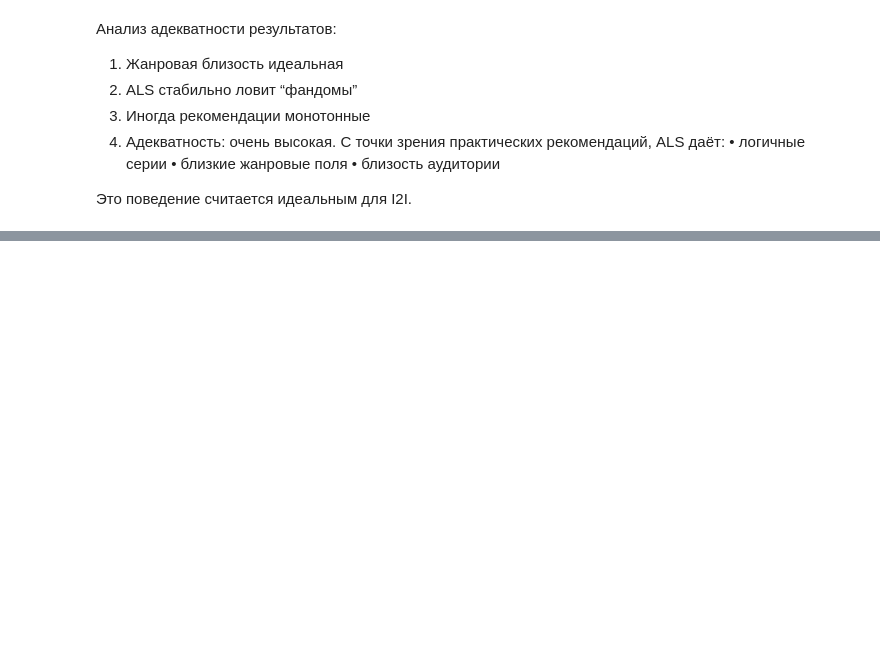
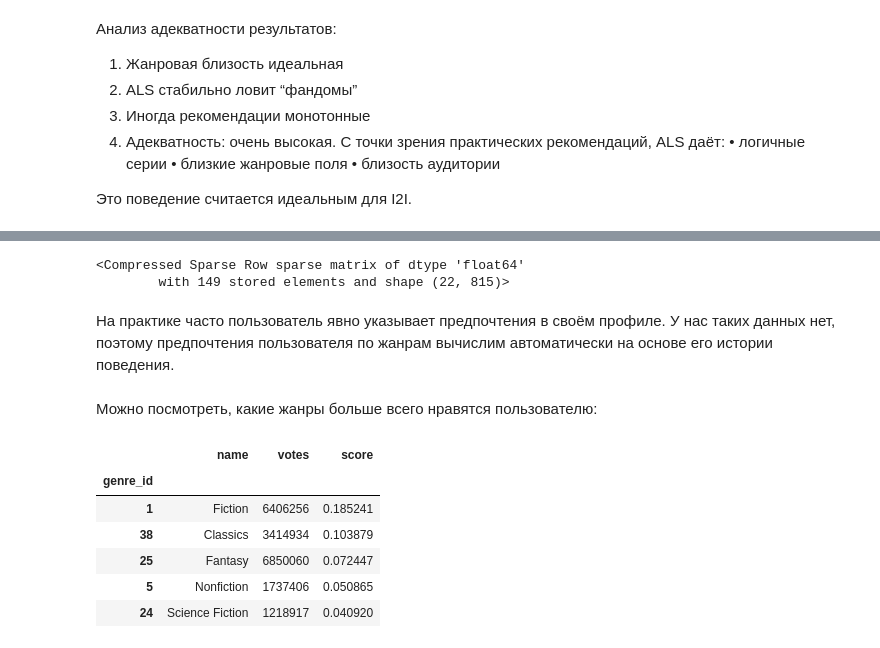
Before and after one commit to alina-tad/mle-recsys-start, a Jupyter notebook: preprocessing.ipynb, the cells around one changed output, grey strips where cells are left out. Cells and saved outputs as stored; diff of their text form; code cells hidden in the pictures; blank space fills up the shorter version.

```diff
--- a/preprocessing.ipynb
+++ b/preprocessing.ipynb
@@ -1140,0 +1249,40 @@ for item in test_items:
+# %%
+user_id = 1000010
+user_events = events_train.query("user_id == @user_id")[["item_id", "rating"]]
+user_items = items[items["item_id"].isin(user_events["item_id"])]
+
+user_items_genres_csr = get_item2genre_matrix(genres, user_items)
+user_items_genres_csr
+# %% [output]
+<Compressed Sparse Row sparse matrix of dtype 'float64'
+        with 149 stored elements and shape (22, 815)>
+# %% [markdown]
+На практике часто пользователь явно указывает предпочтения в своём профиле. У нас таких данных нет, поэтому предпочтения пользователя по жанрам вычислим автоматически на основе его истории поведения.
+# %%
+# вычислим склонность пользователя к жанрам как среднее взвешенное значение популяции на его оценки книг.
+
+# преобразуем пользовательские оценки из списка в вектор-столбец
+user_ratings = user_events["rating"].to_numpy() / 5
+user_ratings = np.expand_dims(user_ratings, axis=1)
+
+user_items_genres_weighted = user_items_genres_csr.multiply(user_ratings)
+
+user_genres_scores = np.asarray(user_items_genres_weighted.mean(axis=0))
+# %% [markdown]
+Можно посмотреть, какие жанры больше всего нравятся пользователю:
+# %%
+# выведем список жанров, которые предпочитает пользователь
+
+user_genres = genres.copy()
+user_genres["score"] = np.ravel(user_genres_scores)
+user_genres = user_genres[user_genres["score"] > 0].sort_values(by=["score"], ascending=False)
+
+user_genres.head(5)
+# %% [output]
+|  | name | votes | score |
+| genre_id |  |  |  |
+| 1 | Fiction | 6406256 | 0.185241 |
+| 38 | Classics | 3414934 | 0.103879 |
+| 25 | Fantasy | 6850060 | 0.072447 |
+| 5 | Nonfiction | 1737406 | 0.050865 |
+| 24 | Science Fiction | 1218917 | 0.040920 |
```
Also changed, not shown: parts of 23 cells of this notebook.
